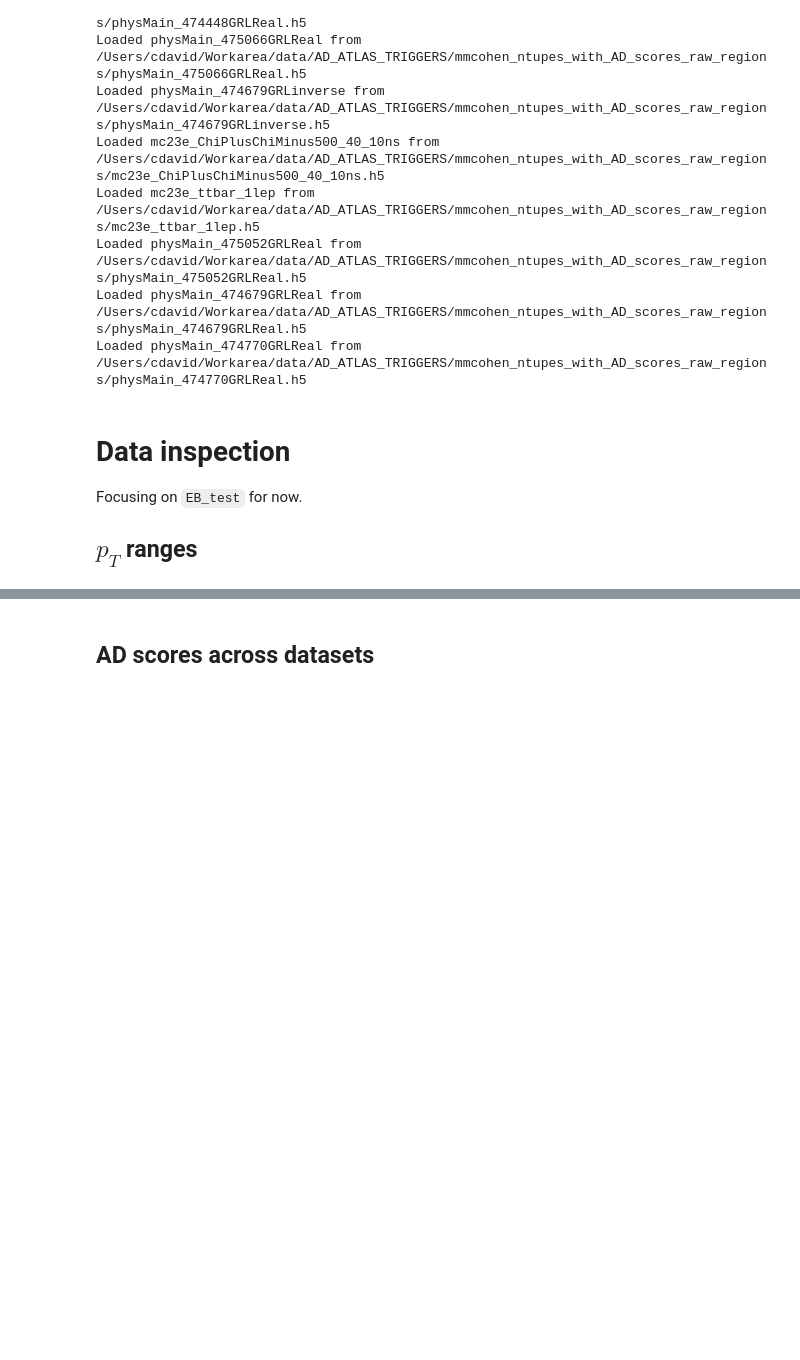
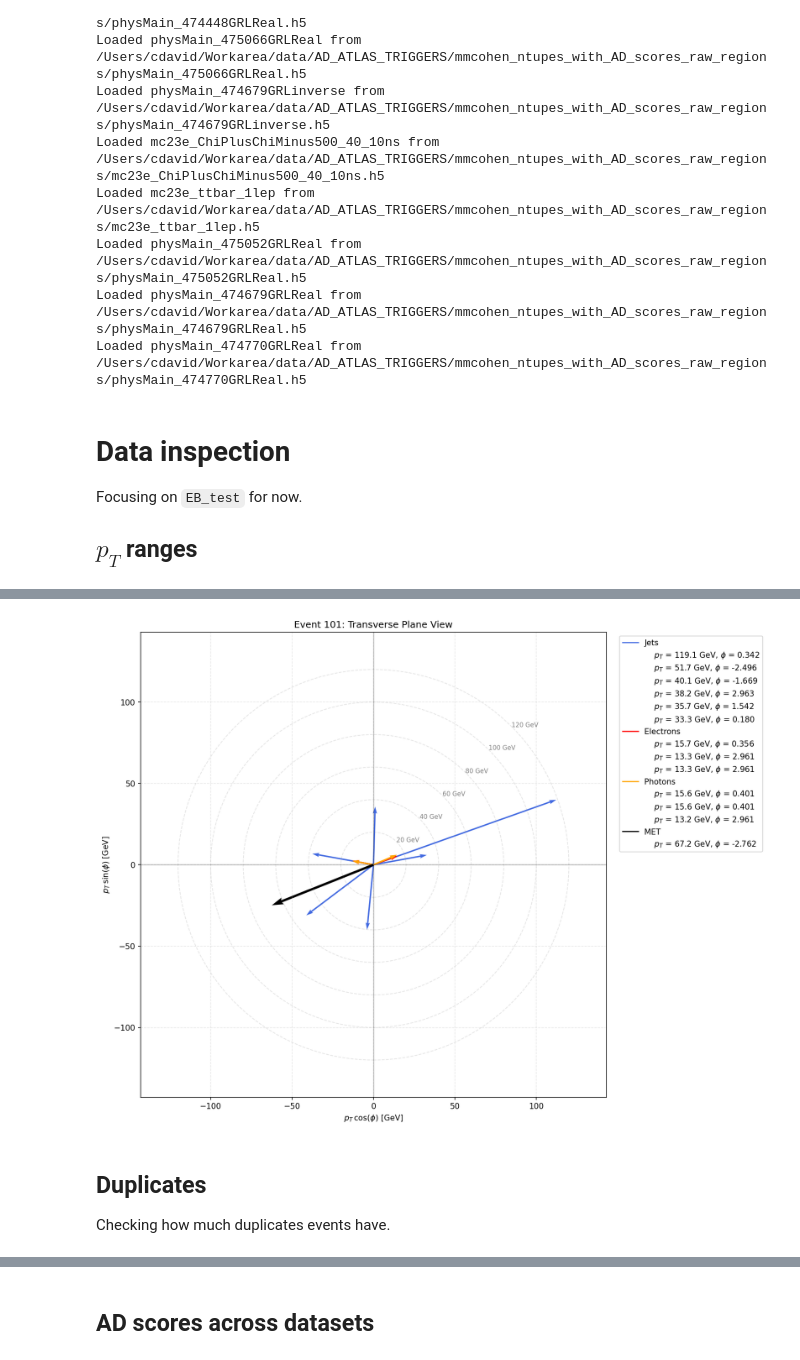
Before and after one commit to clairedavid/atlas_ad_hlt_studies, a Jupyter notebook: notebooks/HLTAD_plots_Claire_v04_regionLabels.ipynb, the cells around one changed output, grey strips where cells are left out. Drawn from its saved outputs; the diff is of its cells as text; code cells hidden in the pictures; blank space fills up the shorter version.

Commit message:
HLT studies 2025 data duplicates and latent space

```diff
--- a/notebooks/HLTAD_plots_Claire_v04_regionLabels.ipynb
+++ b/notebooks/HLTAD_plots_Claire_v04_regionLabels.ipynb
@@ -97,0 +95,7 @@ fig, ax = evt_disp.plot_event_2D(dataframes['EB_test'], event_idx=100)
+# %%
+fig, ax = evt_disp.plot_event_2D(dataframes['EB_test'], event_idx=101)
+# %% [output]
+[figure, added]
+# %% [markdown]
+## Duplicates
+Checking how much duplicates events have.
```
Also changed, not shown: parts of 8 cells of this notebook, 6 other files.
